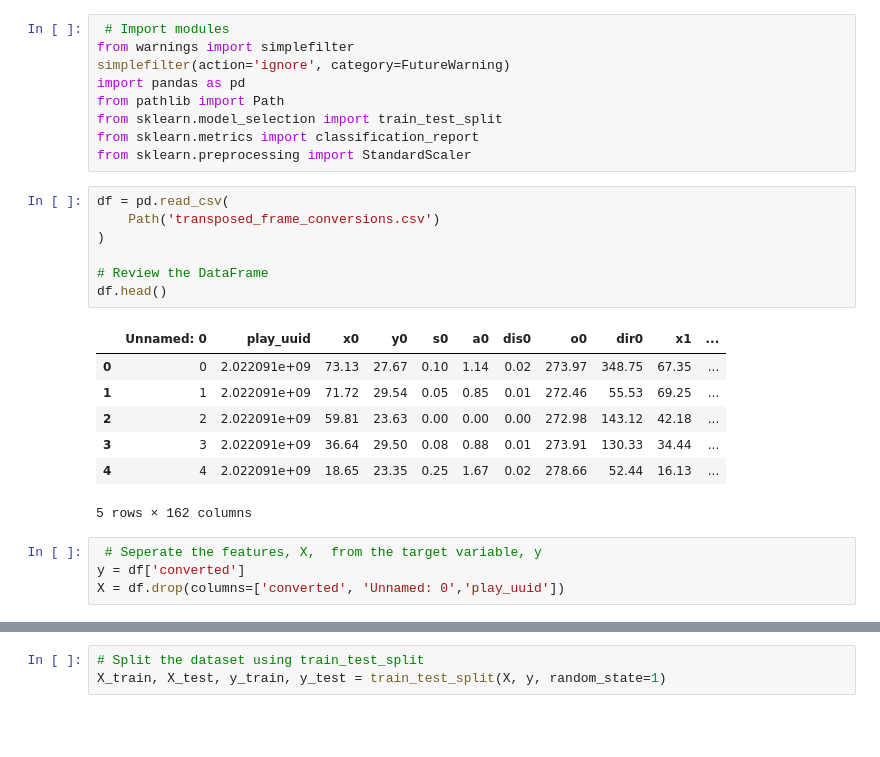
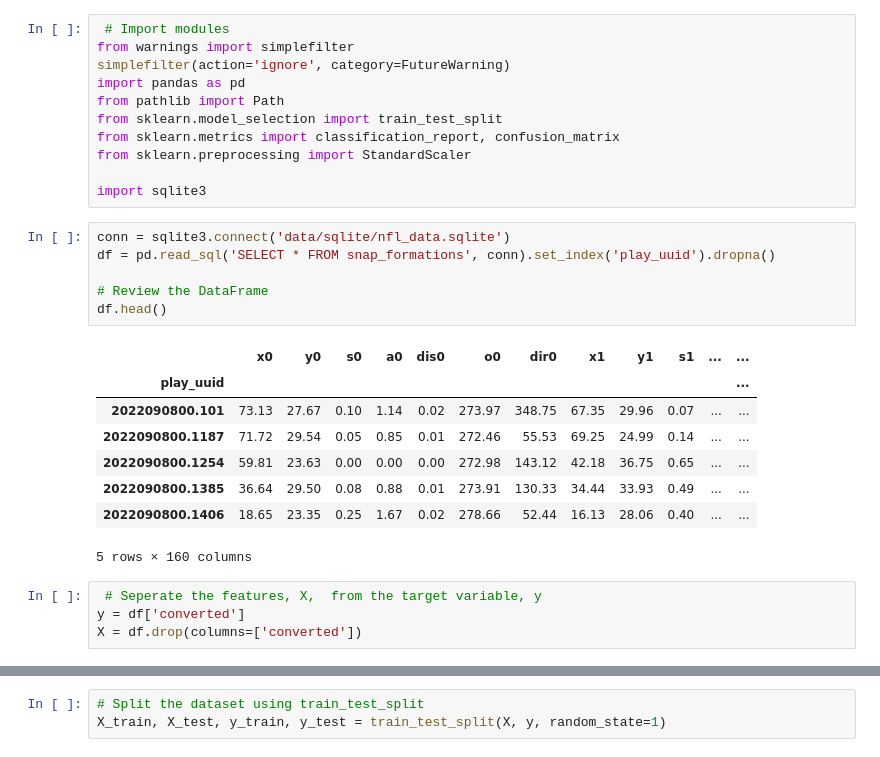
Before and after one commit to rfe123/umn_data_project_004, a Jupyter notebook: position_training.ipynb, the cells around one changed output, grey strips where cells are left out. Cells and saved outputs as stored; diff of their text form; blank space fills up the shorter version.

```diff
--- a/position_training.ipynb
+++ b/position_training.ipynb
@@ -5,27 +5,29 @@ simplefilter(action='ignore', category=FutureWarning)
 import pandas as pd
 from pathlib import Path
 from sklearn.model_selection import train_test_split
-from sklearn.metrics import classification_report
+from sklearn.metrics import classification_report, confusion_matrix
 from sklearn.preprocessing import StandardScaler
+
+import sqlite3
-# %%
-df = pd.read_csv(
-    Path('transposed_frame_conversions.csv')
-)
-
-# Review the DataFrame
-df.head()
-# %% [output]
-|  | Unnamed: 0 | play_uuid | x0 | y0 | s0 | a0 | dis0 | o0 | dir0 | x1 | ... |
-| 0 | 0 | 2.022091e+09 | 73.13 | 27.67 | 0.10 | 1.14 | 0.02 | 273.97 | 348.75 | 67.35 | ... |
-| 1 | 1 | 2.022091e+09 | 71.72 | 29.54 | 0.05 | 0.85 | 0.01 | 272.46 | 55.53 | 69.25 | ... |
-| 2 | 2 | 2.022091e+09 | 59.81 | 23.63 | 0.00 | 0.00 | 0.00 | 272.98 | 143.12 | 42.18 | ... |
-| 3 | 3 | 2.022091e+09 | 36.64 | 29.50 | 0.08 | 0.88 | 0.01 | 273.91 | 130.33 | 34.44 | ... |
-| 4 | 4 | 2.022091e+09 | 18.65 | 23.35 | 0.25 | 1.67 | 0.02 | 278.66 | 52.44 | 16.13 | ... |
-5 rows × 162 columns
+# %%
+conn = sqlite3.connect('data/sqlite/nfl_data.sqlite')
+df = pd.read_sql('SELECT * FROM snap_formations', conn).set_index('play_uuid').dropna()
+
+# Review the DataFrame
+df.head()
+# %% [output]
+|  | x0 | y0 | s0 | a0 | dis0 | o0 | dir0 | x1 | y1 | s1 | ... | ... |
+| play_uuid |  |  |  |  |  |  |  |  |  |  |  | ... |
+| 2022090800.101 | 73.13 | 27.67 | 0.10 | 1.14 | 0.02 | 273.97 | 348.75 | 67.35 | 29.96 | 0.07 | ... | ... |
+| 2022090800.1187 | 71.72 | 29.54 | 0.05 | 0.85 | 0.01 | 272.46 | 55.53 | 69.25 | 24.99 | 0.14 | ... | ... |
+| 2022090800.1254 | 59.81 | 23.63 | 0.00 | 0.00 | 0.00 | 272.98 | 143.12 | 42.18 | 36.75 | 0.65 | ... | ... |
+| 2022090800.1385 | 36.64 | 29.50 | 0.08 | 0.88 | 0.01 | 273.91 | 130.33 | 34.44 | 33.93 | 0.49 | ... | ... |
+| 2022090800.1406 | 18.65 | 23.35 | 0.25 | 1.67 | 0.02 | 278.66 | 52.44 | 16.13 | 28.06 | 0.40 | ... | ... |
+5 rows × 160 columns
 # %%
  # Seperate the features, X,  from the target variable, y
 y = df['converted']
-X = df.drop(columns=['converted', 'Unnamed: 0','play_uuid'])
+X = df.drop(columns=['converted'])
 # %%
 X
 # %% [output]
```
Also changed, not shown: parts of 6 cells of this notebook.
